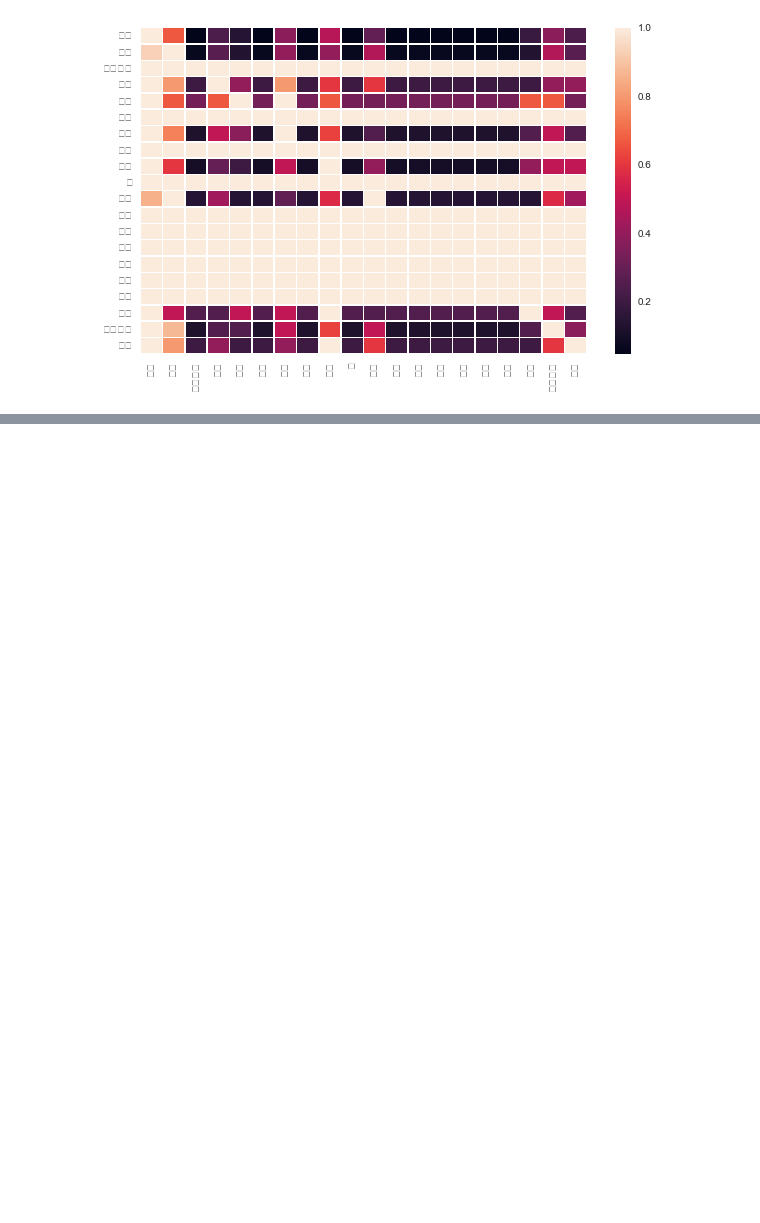
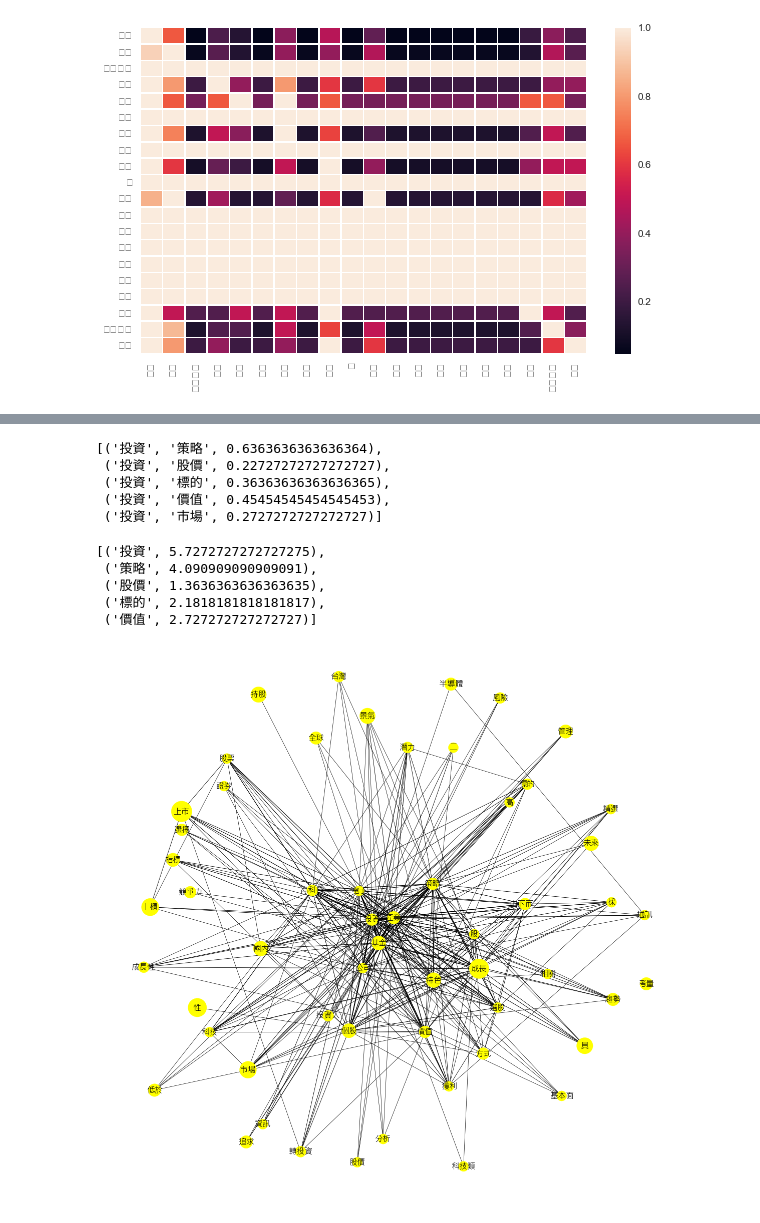
Before and after one commit to A2Zntu/HW2_Text_Mining, a Jupyter notebook: Co_occurrence.ipynb, the cells around one changed output, grey strips where cells are left out. Drawn from its saved outputs; the diff is of its cells as text; code cells hidden in the pictures; blank space fills up the shorter version.

Commit message:
add network plotting

```diff
--- a/Co_occurrence.ipynb
+++ b/Co_occurrence.ipynb
@@ -89,0 +127,59 @@ ax = sns.heatmap(cooc_percentage.iloc[:20, :20], linewidths=.5,)
+# %%
+updated_edge_list[:5]
+# %% [output]
+[('投資', '策略', 0.6363636363636364),
+ ('投資', '股價', 0.22727272727272727),
+ ('投資', '標的', 0.36363636363636365),
+ ('投資', '價值', 0.45454545454545453),
+ ('投資', '市場', 0.2727272727272727)]
+# %%
+node_list[:5]
+# %% [output]
+[('投資', 5.7272727272727275),
+ ('策略', 4.090909090909091),
+ ('股價', 1.3636363636363635),
+ ('標的', 2.1818181818181817),
+ ('價值', 2.727272727272727)]
+# %%
+import networkx as nx
+import matplotlib.font_manager as font_manager
+font_path = 'msjh.ttc'
+myfont = font_manager.FontProperties(fname='msjh.ttc',
+                                   weight='bold',
+                                   style='normal', size=16)
+# %%
+G = nx.Graph()
+for i in sorted(node_list):
+    G.add_node(i[0], size = i[1])
+G.add_weighted_edges_from(updated_edge_list)
+
+
+#reorder edge list - this was a pain
+test = nx.get_edge_attributes(G, 'weight')
+# updated_again_edges = []
+# for i in nx.edges(G):
+#     for x in test.keys():
+#         if i[0] == x[0] and i[1] == x[1]:
+#             updated_again_edges.append(test[x])
+# %%
+edges_order = []
+for value in test.values():
+    edges_order.append(value)
+# %%
+#drawing custimization
+plt.rcParams['font.sans-serif'] = ['SimHei','Arial']
+plt.subplots(figsize=(20,20))
+node_scalar = 300
+edge_scalar = 3
+sizes = [x[1]*node_scalar for x in node_list]
+widths = [x*edge_scalar for x in edges_order]
+
+#draw the graph
+pos = nx.spring_layout(G, k=0.42, iterations=12)
+nx.set_fontproperties(myfont)
+nx.draw(G, pos, with_labels=True, font_size = 1,style = 'solid', node_color = 'yellow',
+        node_size = sizes, width = widths)
+plt.axis('off')
+plt.savefig("picture/network1.png") # save as png
+# %% [output]
+[figure, added]
```
Also changed, not shown: parts of 5 cells of this notebook, 2 other files.
